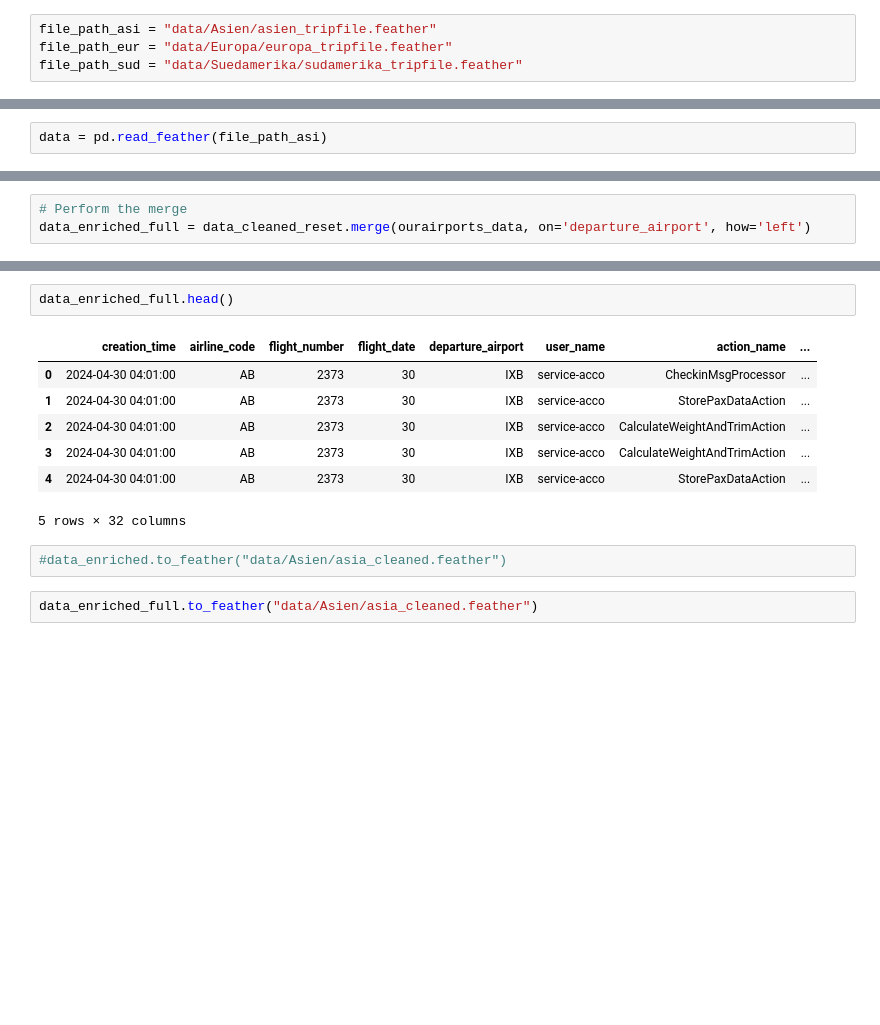
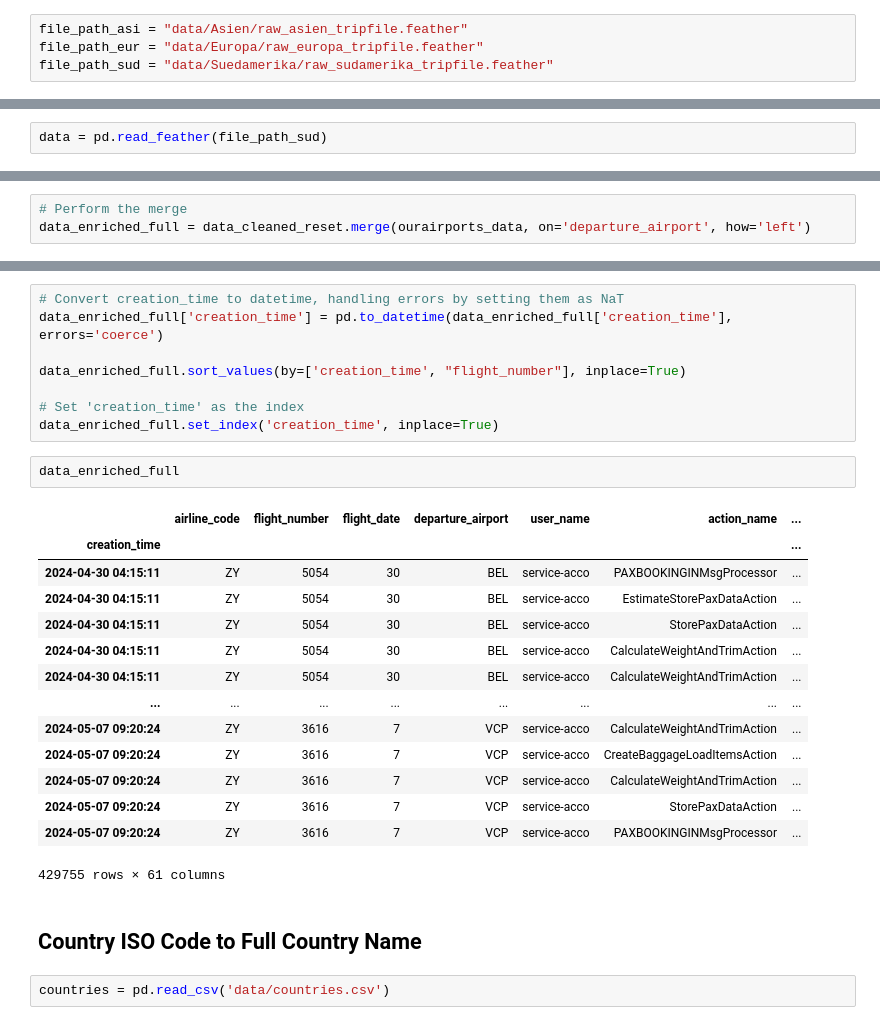
Before and after one commit to henrik-ra/Projektrealisierung, a Jupyter notebook: data_exp.ipynb, the cells around one changed output, grey strips where cells are left out. Drawn from its saved outputs; the diff is of its cells as text; blank space fills up the shorter version.

```diff
--- a/data_exp.ipynb
+++ b/data_exp.ipynb
@@ -20,7 +21,7 @@ example_data.to_feather(example_data.feather)
 # %%
-file_path_asi = "data/Asien/asien_tripfile.feather"
-file_path_eur = "data/Europa/europa_tripfile.feather"
-file_path_sud = "data/Suedamerika/sudamerika_tripfile.feather"
+file_path_asi = "data/Asien/raw_asien_tripfile.feather"
+file_path_eur = "data/Europa/raw_europa_tripfile.feather"
+file_path_sud = "data/Suedamerika/raw_sudamerika_tripfile.feather"
 # %%
 # Zum Einlesen von Beispieldaten im csv Format
 #data = pd.read_csv(file_path, delimiter=';', quotechar='"', engine='python')
@@ -28,4 +29,4 @@ file_path_sud = "data/Suedamerika/sudamerika_tripfile.feather"
 # Zum Einlesen von vollständingen Daten im csv Format
 #data = pd.read_csv("data/Asien/ABCD_tripfiles.csv" , delimiter=',', quotechar='"', engine='python', on_bad_lines='skip')
 # %%
-data = pd.read_feather(file_path_asi)
+data = pd.read_feather(file_path_sud)
@@ -297,14 +323,29 @@ data_enriched_full = data_cleaned_reset.merge(ourairports_data, on='departure_ai
+# %%
+# Convert creation_time to datetime, handling errors by setting them as NaT
+data_enriched_full['creation_time'] = pd.to_datetime(data_enriched_full['creation_time'], errors='coerce')
+
+data_enriched_full.sort_values(by=['creation_time', "flight_number"], inplace=True)
+
+# Set 'creation_time' as the index
+data_enriched_full.set_index('creation_time', inplace=True)
 # %%
-data_enriched_full.head()
+data_enriched_full
 # %% [output]
-|  | creation_time | airline_code | flight_number | flight_date | departure_airport | user_name | action_name | ... |
-| 0 | 2024-04-30 04:01:00 | AB | 2373 | 30 | IXB | service-acco | CheckinMsgProcessor | ... |
-| 1 | 2024-04-30 04:01:00 | AB | 2373 | 30 | IXB | service-acco | StorePaxDataAction | ... |
-| 2 | 2024-04-30 04:01:00 | AB | 2373 | 30 | IXB | service-acco | CalculateWeightAndTrimAction | ... |
-| 3 | 2024-04-30 04:01:00 | AB | 2373 | 30 | IXB | service-acco | CalculateWeightAndTrimAction | ... |
-| 4 | 2024-04-30 04:01:00 | AB | 2373 | 30 | IXB | service-acco | StorePaxDataAction | ... |
+|  | airline_code | flight_number | flight_date | departure_airport | user_name | action_name | ... |
+| creation_time |  |  |  |  |  |  | ... |
+| 2024-04-30 04:15:11 | ZY | 5054 | 30 | BEL | service-acco | PAXBOOKINGINMsgProcessor | ... |
+| 2024-04-30 04:15:11 | ZY | 5054 | 30 | BEL | service-acco | EstimateStorePaxDataAction | ... |
+| 2024-04-30 04:15:11 | ZY | 5054 | 30 | BEL | service-acco | StorePaxDataAction | ... |
+| 2024-04-30 04:15:11 | ZY | 5054 | 30 | BEL | service-acco | CalculateWeightAndTrimAction | ... |
+| 2024-04-30 04:15:11 | ZY | 5054 | 30 | BEL | service-acco | CalculateWeightAndTrimAction | ... |
+| ... | ... | ... | ... | ... | ... | ... | ... |
+| 2024-05-07 09:20:24 | ZY | 3616 | 7 | VCP | service-acco | CalculateWeightAndTrimAction | ... |
+| 2024-05-07 09:20:24 | ZY | 3616 | 7 | VCP | service-acco | CreateBaggageLoadItemsAction | ... |
+| 2024-05-07 09:20:24 | ZY | 3616 | 7 | VCP | service-acco | CalculateWeightAndTrimAction | ... |
+| 2024-05-07 09:20:24 | ZY | 3616 | 7 | VCP | service-acco | StorePaxDataAction | ... |
+| 2024-05-07 09:20:24 | ZY | 3616 | 7 | VCP | service-acco | PAXBOOKINGINMsgProcessor | ... |
-5 rows × 32 columns
+429755 rows × 61 columns
-# %%
-#data_enriched.to_feather("data/Asien/asia_cleaned.feather")
-# %%
-data_enriched_full.to_feather("data/Asien/asia_cleaned.feather")
+# %% [markdown]
+## Country ISO Code to Full Country Name
+# %%
+countries = pd.read_csv('data/countries.csv')
```
Also changed, not shown: parts of 71 cells of this notebook.
